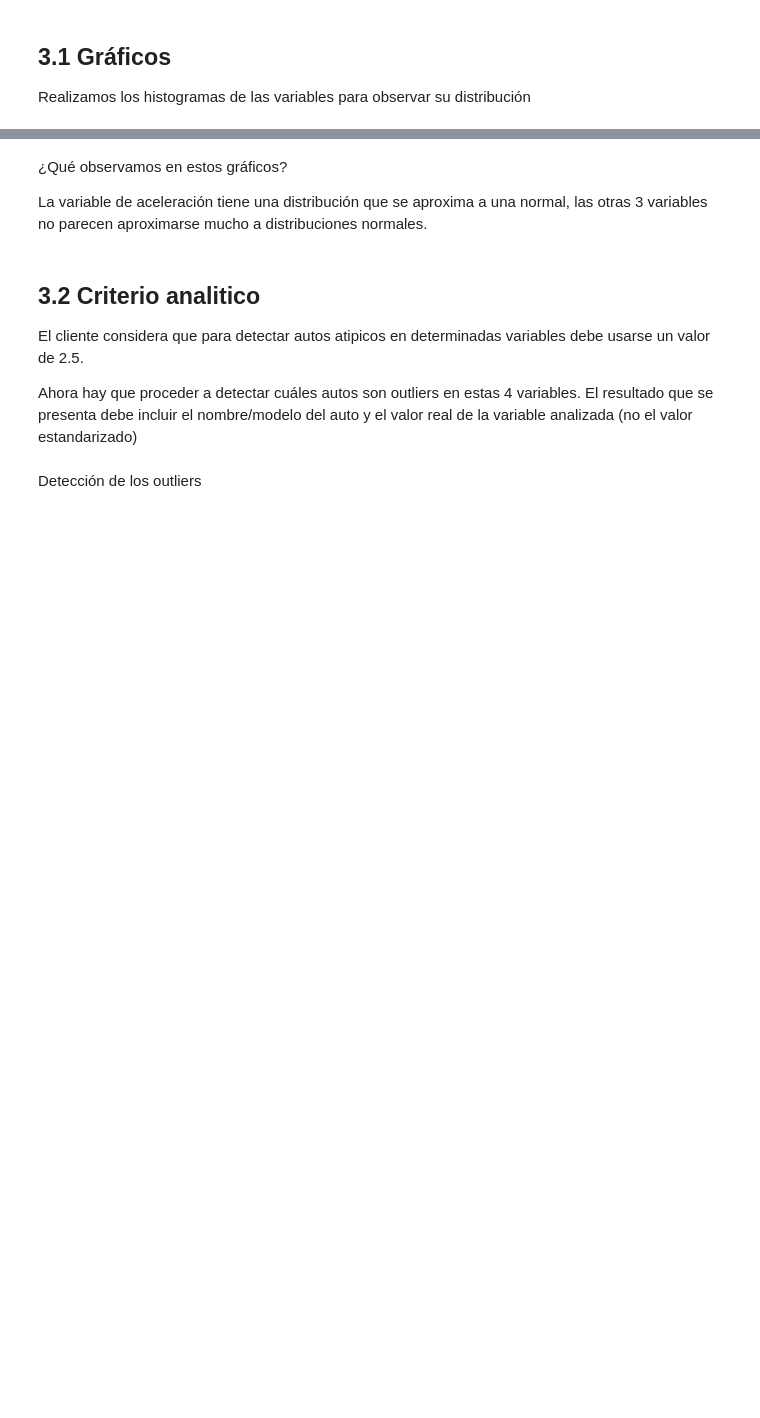
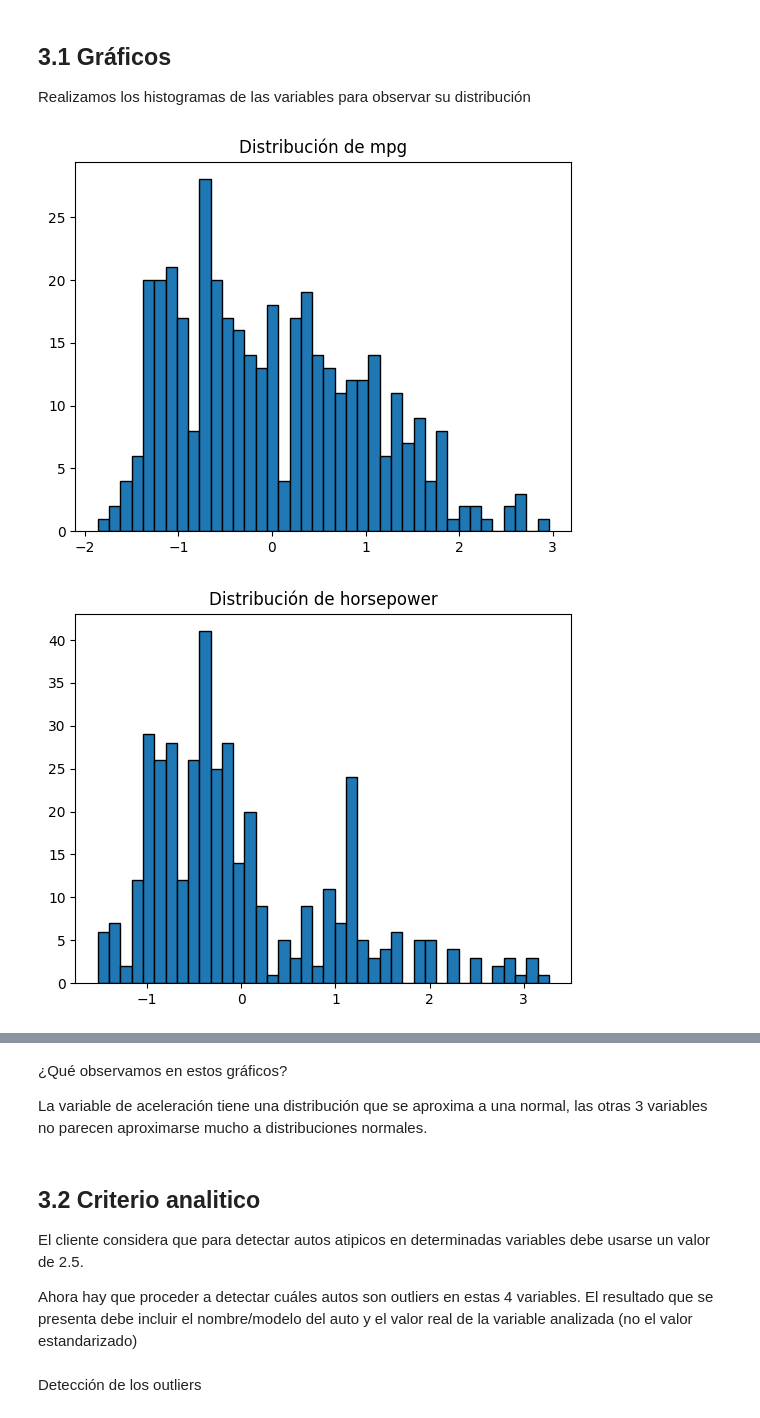
Before and after one commit to carlos1680/CPEDS, a Jupyter notebook: modulo3_DataWrangling/Clase 7 - Outliers/outliers_practica - VACIA.ipynb, the cells around one changed output, grey strips where cells are left out. Cells and saved outputs as stored; diff of their text form; code cells hidden in the pictures; blank space fills up the shorter version.

```diff
--- a/modulo3_DataWrangling/Clase 7 - Outliers/outliers_practica - VACIA.ipynb
+++ b/modulo3_DataWrangling/Clase 7 - Outliers/outliers_practica - VACIA.ipynb
@@ -49,7 +49,7 @@ autos.shape
 Nuestro cliente es una concesionaria que se especializa en autos antiguos y quiere saber cuales de estos autos son atípicos en las variables de mpg, horsepower, weight y acceleration
 # %%
 # Variables relevantes
-lista_variables = None
+lista_variables = ['mpg', 'horsepower', 'weight' , 'acceleration']
 # %% [markdown]
 ## 2.1 Escala de las variables
 
@@ -81,0 +91,7 @@ def estandarizar_var(X):
+# %%
+#Aplicar la función sobre las variables
+autos_estandar = autos.loc[:,lista_variables].apply(estandarizar_var)
+autos_estandar.insert(0, 'model_year', autos['model_year'])
+autos_estandar.insert(0, 'name', autos['name'])
+
+autos_estandar.sample(10)
@@ -86,6 +114,15 @@ Realizamos los histogramas de las variables para observar su distribución
 # %%
 # Realizamos un loop sobre las variables
 
   # Histograma de la variable
 
   # Titulo del gráfico
+for variable in lista_variables:
+  # Histograma de la variable
+  plt.hist(autos_estandar[variable], bins=40, ec='black')
+  # Titulo del gráfico
+  plt.title(f"Distribución de {variable}")
+  plt.show()
+# %% [output]
+[figure, added]
+[figure, added]
```
Also changed, not shown: parts of 19 cells of this notebook, 3 other files.
